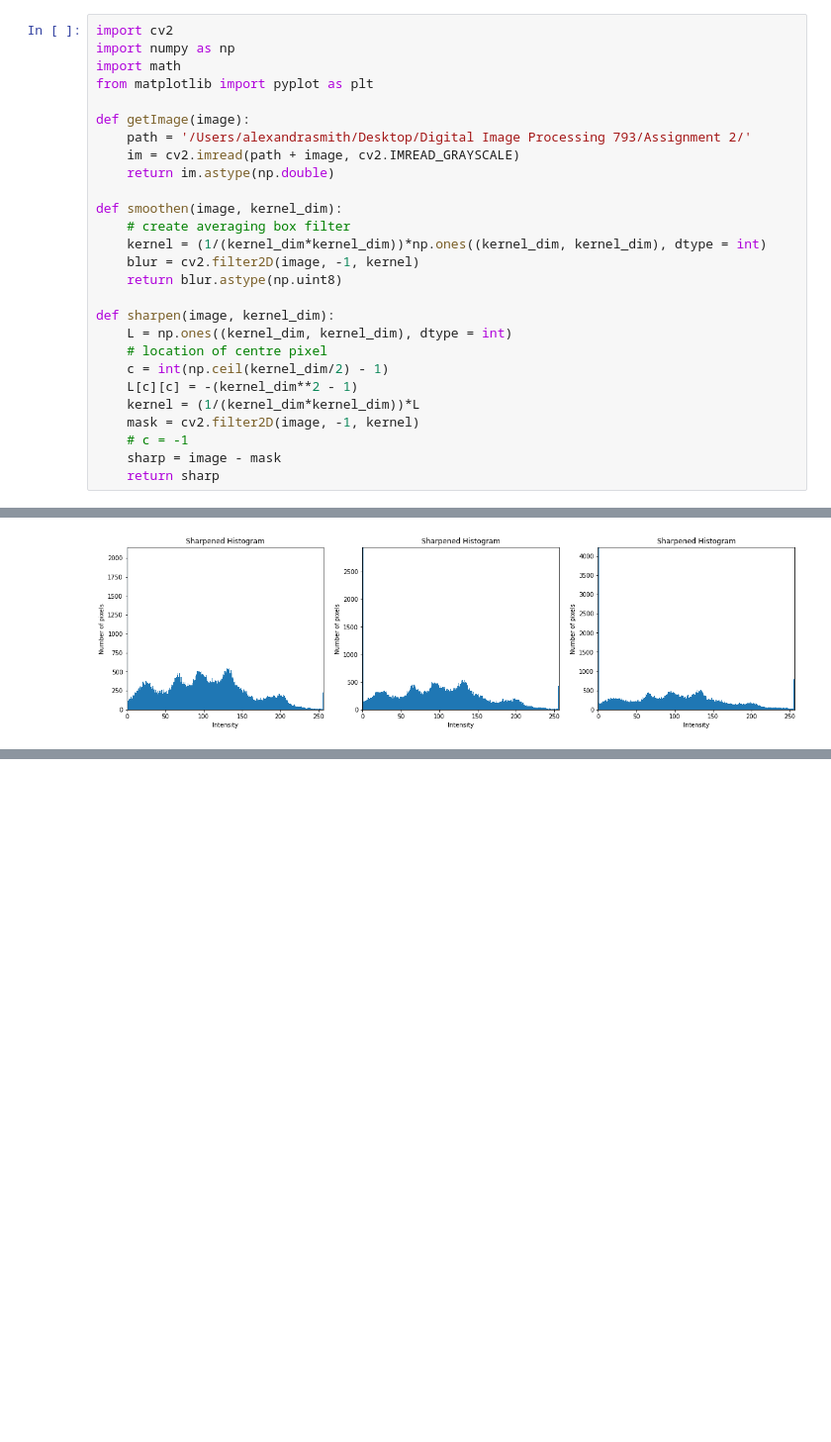
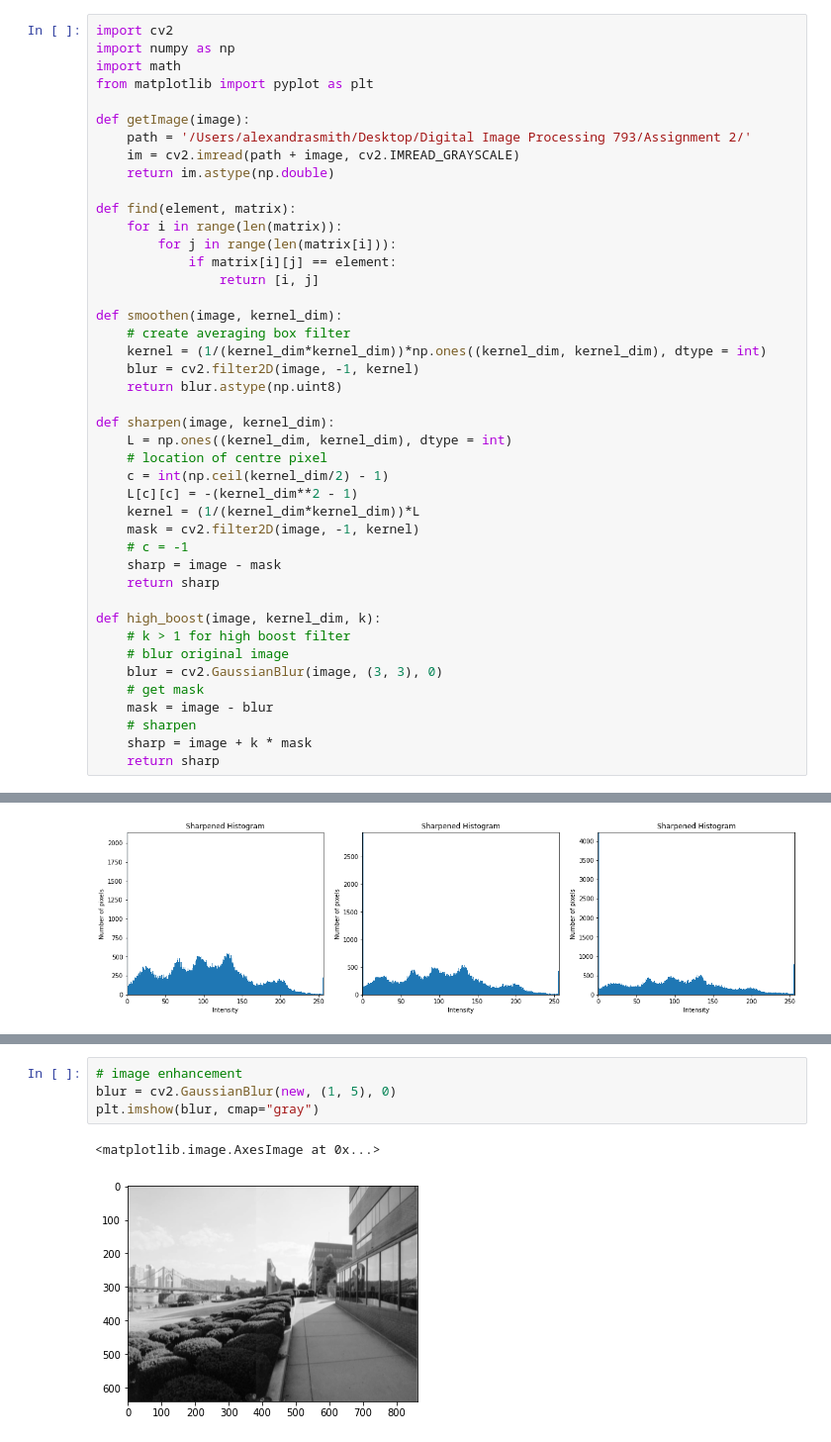
Before and after one commit to Alexandra-Smith/Digital_Image_Processing_module, a Jupyter notebook: Assignment 2/dip_a02.ipynb, the cells around one changed output, grey strips where cells are left out. Shown at 99% size. Saved outputs shown, nothing was run; the diff lists cells and outputs as text; blank space fills up the shorter version.

```diff
--- a/Assignment 2/dip_a02.ipynb
+++ b/Assignment 2/dip_a02.ipynb
@@ -8,6 +8,12 @@ def getImage(image):
     path = '/Users/alexandrasmith/Desktop/Digital Image Processing 793/Assignment 2/'
     im = cv2.imread(path + image, cv2.IMREAD_GRAYSCALE)
     return im.astype(np.double)
+
+def find(element, matrix):
+    for i in range(len(matrix)):
+        for j in range(len(matrix[i])):
+            if matrix[i][j] == element:
+                return [i, j]
 
 def smoothen(image, kernel_dim):
     # create averaging box filter
@@ -25,6 +31,16 @@ def sharpen(image, kernel_dim):
     # c = -1
     sharp = image - mask
     return sharp
+
+def high_boost(image, kernel_dim, k):
+    # k > 1 for high boost filter
+    # blur original image
+    blur = cv2.GaussianBlur(image, (3, 3), 0)
+    # get mask
+    mask = image - blur
+    # sharpen
+    sharp = image + k * mask
+    return sharp
 # %%
 ims = ['lenna256.jpg', 'choir.jpg', 'city_left.bmp', 'city_right.bmp', 'chest_xray.tif']
 image = getImage(ims[0])
@@ -215,0 +303,7 @@ TypeError: slice indices must be integers or None or have an __index__ method
+# %%
+# image enhancement
+blur = cv2.GaussianBlur(new, (1, 5), 0)
+plt.imshow(blur, cmap="gray")
+# %% [output]
+<matplotlib.image.AxesImage at 0x...>
+[figure, added]
```
Also changed, not shown: parts of 5 cells of this notebook.
